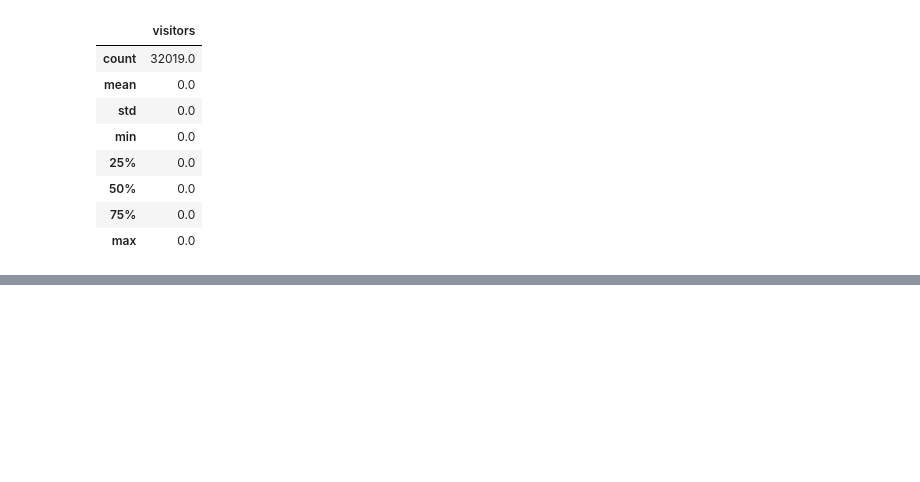
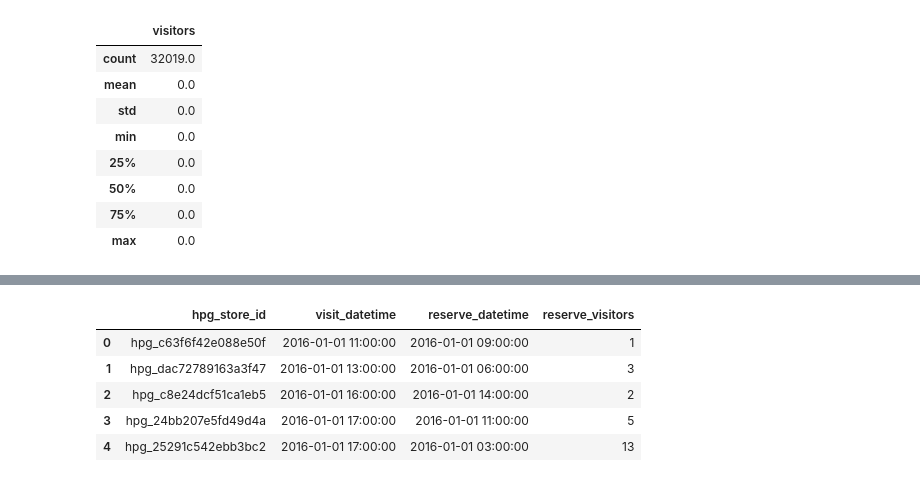
Before and after one commit to andyOR/Kaggle-Competitions, a Jupyter notebook: Recruit Restaurant Visitor Forecasting.ipynb, the cells around one changed output, grey strips where cells are left out. Drawn from its saved outputs; the diff is of its cells as text; code cells hidden in the pictures; blank space fills up the shorter version.

```diff
--- a/Recruit Restaurant Visitor Forecasting.ipynb
+++ b/Recruit Restaurant Visitor Forecasting.ipynb
@@ -388,0 +459,3 @@ Sample submission dataset contain 2 columns and 32019 rows. This is the test fil
+# %%
+hpg_res_data= pd.read_csv('hpg_reserve.csv')
+hpg_res_data.info()
@@ -388,0 +472,9 @@ Sample submission dataset contain 2 columns and 32019 rows. This is the test fil
+# %%
+hpg_res_data.head()
+# %% [output]
+|  | hpg_store_id | visit_datetime | reserve_datetime | reserve_visitors |
+| 0 | hpg_c63f6f42e088e50f | 2016-01-01 11:00:00 | 2016-01-01 09:00:00 | 1 |
+| 1 | hpg_dac72789163a3f47 | 2016-01-01 13:00:00 | 2016-01-01 06:00:00 | 3 |
+| 2 | hpg_c8e24dcf51ca1eb5 | 2016-01-01 16:00:00 | 2016-01-01 14:00:00 | 2 |
+| 3 | hpg_24bb207e5fd49d4a | 2016-01-01 17:00:00 | 2016-01-01 11:00:00 | 5 |
+| 4 | hpg_25291c542ebb3bc2 | 2016-01-01 17:00:00 | 2016-01-01 03:00:00 | 13 |
```
Also changed, not shown: parts of 19 cells of this notebook, 1 other file.
